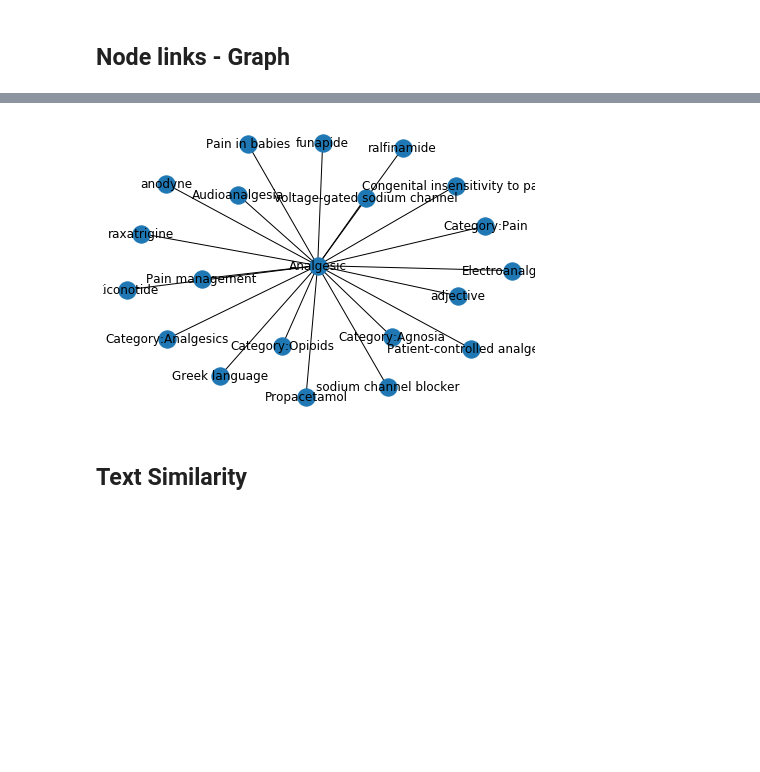
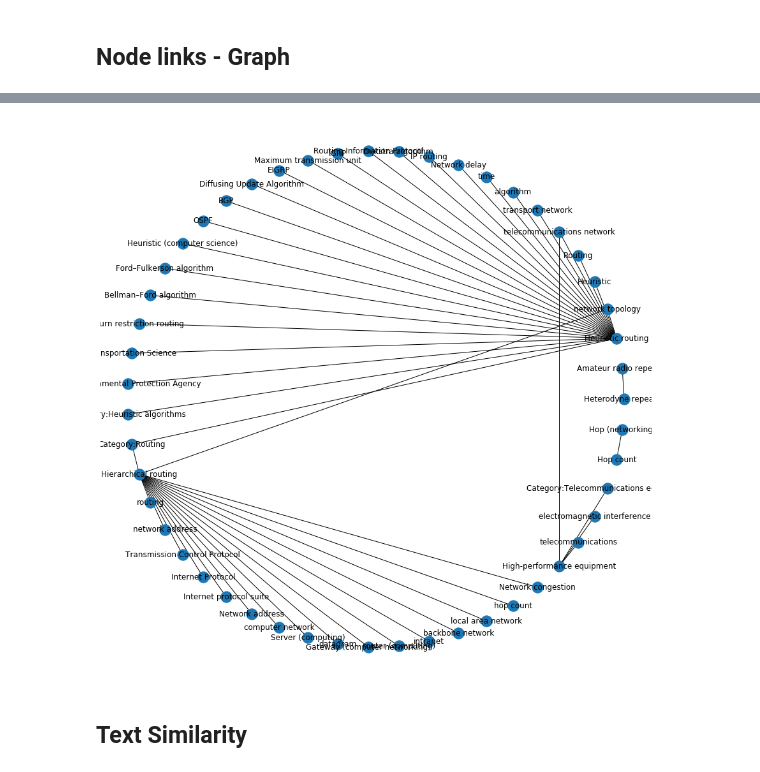
Before and after one commit to mahdicharif/PRIM, a Jupyter notebook: XML/testsXML.ipynb, the cells around one changed output, grey strips where cells are left out. Drawn from its saved outputs; the diff is of its cells as text; code cells hidden in the pictures; blank space fills up the shorter version.

Commit message:
changed the parsing method to speed it up. Changed the graph visualization

```diff
--- a/XML/testsXML.ipynb
+++ b/XML/testsXML.ipynb
@@ -90,2 +95,4 @@ links_nodes.to_csv("links_nodes.csv")
 # %%
-links_nodes = pd.read_csv("links_nodes.csv")
+links_nodes = pd.read_pickle("links_nodes.pkl")
+# %%
+samp = links_nodes[-5:][["Name_article","Links"]].explode("Links")
@@ -92,10 +108,14 @@ links_nodes = pd.read_csv("links_nodes.csv")
 # %%
-g = nx.from_pandas_edgelist(links_nodes[-20:], source='Name_article', target='Outgoing_links')
-nx.draw(g, with_labels=True)
+g = nx.from_pandas_edgelist(samp, source='Name_article', target='Links')
+pos = nx.circular_layout(g)
+
+plt.figure(3,figsize=(12,12))
+nx.draw(g,pos, with_labels = True)
+
 plt.savefig("exemple_graph_articles.png")
 plt.show()
 # %% [output]
-[figure, old version]
+[figure, new version]
 # %% [markdown]
 ## Text Similarity
 # %% [markdown]
```
Also changed, not shown: parts of 26 cells of this notebook, 2 other files.
